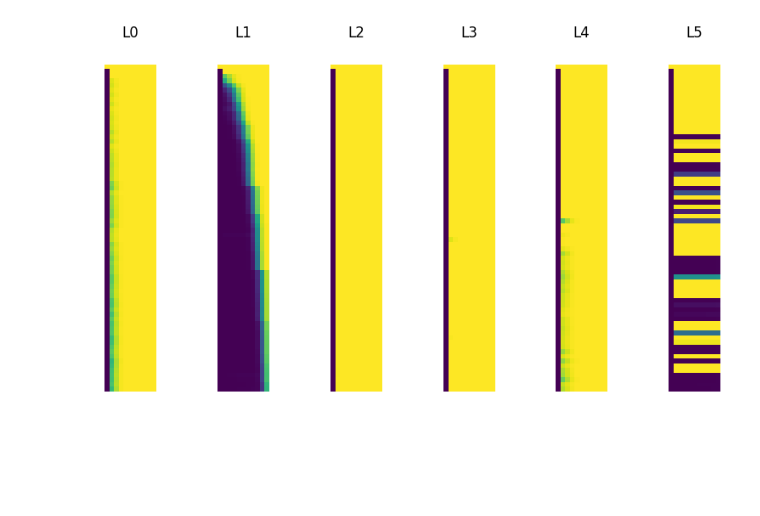
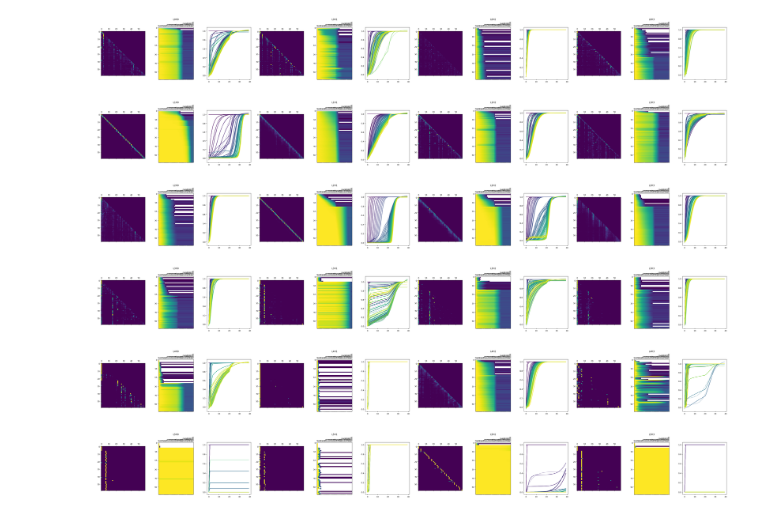
Before and after one commit to mivanit/attention-motifs, a Jupyter notebook: notebooks/markov_absorption.ipynb, the cells around one changed output. Saved outputs shown, nothing was run; the diff lists cells and outputs as text; code cells hidden in the pictures; blank space fills up the shorter version.

```diff
--- a/notebooks/markov_absorption.ipynb
+++ b/notebooks/markov_absorption.ipynb
@@ -107,12 +102,0 @@ def resampled_tt(
-# %%
-fig, axs = plt.subplots(1, 6, figsize=(10, 5))
-for i in range(6):
-	A = get_single_attn_pattern(1, i, 0)
-	tt = resampled_tt(A, exact_l10=1, approx_l10=2.5, approx_pts=10)
-	axs[i].matshow(tt[:, 0, :])
-	axs[i].set_title(f"L{i}")
-	axs[i].axis("off")
-
-plt.show()
-# %% [output]
-[figure, removed]
@@ -118,0 +116,48 @@ plt.show()
+# %%
+n_lyrs: int = 6
+n_heads: int = 4
+p: int = 3
+
+for lyr in range(n_lyrs):
+	fig, axs = plt.subplots(1, n_heads*p, figsize=(n_heads*5*p, 5))
+	for head in range(n_heads):
+		A = get_single_attn_pattern(0, lyr, head)
+		# axs[p*head].matshow(np.log10(A))
+		axs[p*head].matshow(A)
+
+		idxs, tt = resampled_tt(A, exact=20, approx_l10=3.0, approx_pts=20)
+		axs[p*head + 1].matshow(np.log10(1 - tt[:, 0, :]))
+		axs[p*head + 1].set_xticks(range(len(idxs)))
+		axs[p*head + 1].set_xticklabels(idxs)
+		axs[p*head + 1].tick_params(axis='x', rotation=90)
+		axs[p*head + 1].set_title(f"L{lyr}H{head}")
+
+		# viridis
+		cmap = plt.get_cmap('viridis')
+		for i in range(tt.shape[0]):
+			axs[p*head + 2].plot(tt[i, 0, :], label=f"i={i}", color=cmap(i / tt.shape[0]))
+			x: np.ndarray = np.arange(tt.shape[2])
+			y: np.ndarray = tt[i, 0, :]
+			# Initial parameter guess: amplitude, midpoint, steepness, baseline
+			p0: list[float] = [max(y) - min(y), np.median(x), 1.0, min(y)]
+			try:
+				popt: np.ndarray
+				popt, _ = curve_fit(sigmoid, x, y, p0=p0)
+				y_fit: np.ndarray = sigmoid(x, *popt)
+				axs[p * head + 2].plot(x, y_fit, ":", label=f"i={i} fit", color=cmap(i / tt.shape[0]))
+			except Exception as e:
+				# Fallback: plot raw data if the fit fails
+				axs[p * head + 2].plot(x, y, label=f"i={i}", color=cmap(i / tt.shape[0]))
+
+		# make axs[p*head + 2] square
+		# axs[p*head + 2].set_xlim([0, idxs[-1]])
+		# axs[p*head + 2].set_ylim([0, 1])
+
+	plt.show()
+# %% [output]
+[figure, added]
+[figure, added]
+[figure, added]
+[figure, added]
+[figure, added]
+[figure, added]
```
Also changed, not shown: parts of 9 cells of this notebook.
